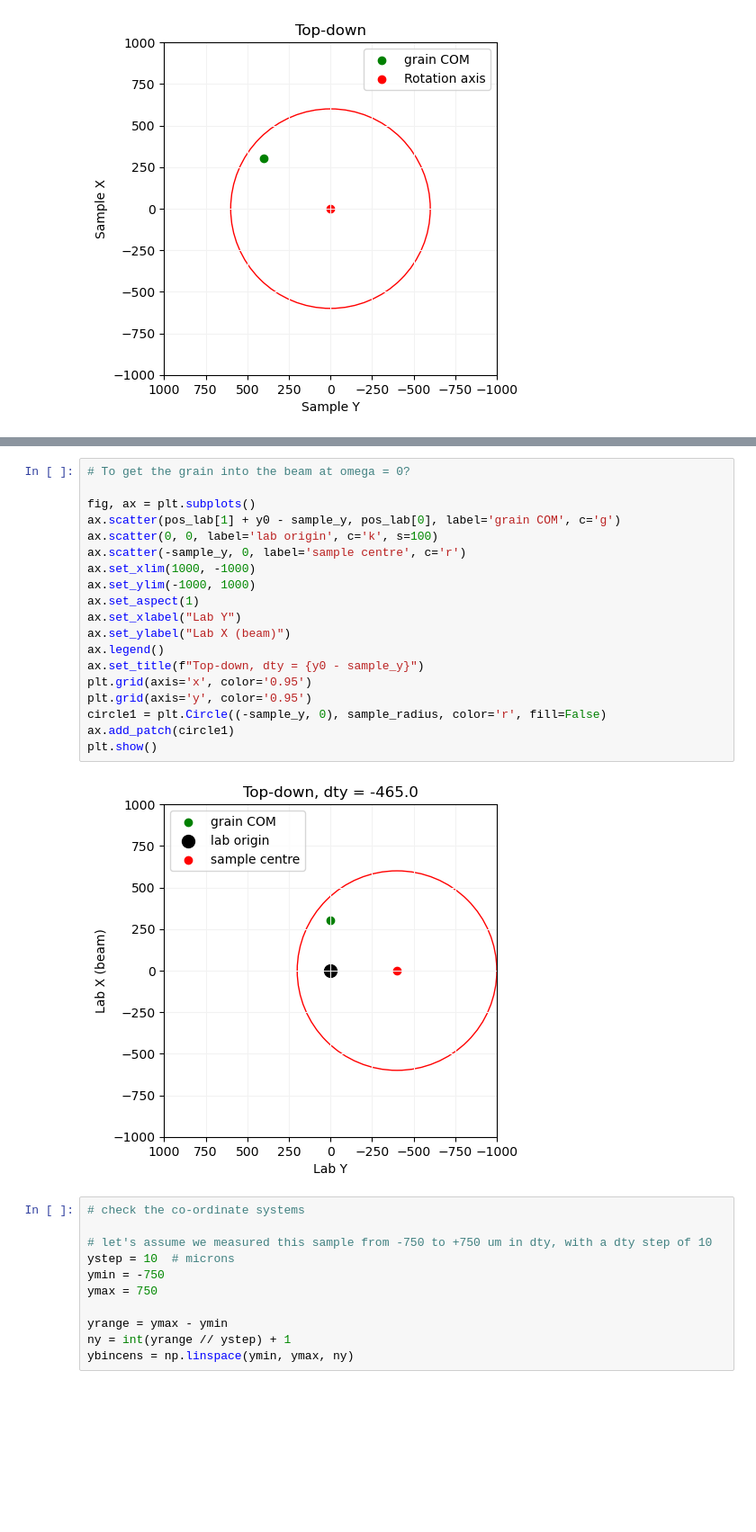
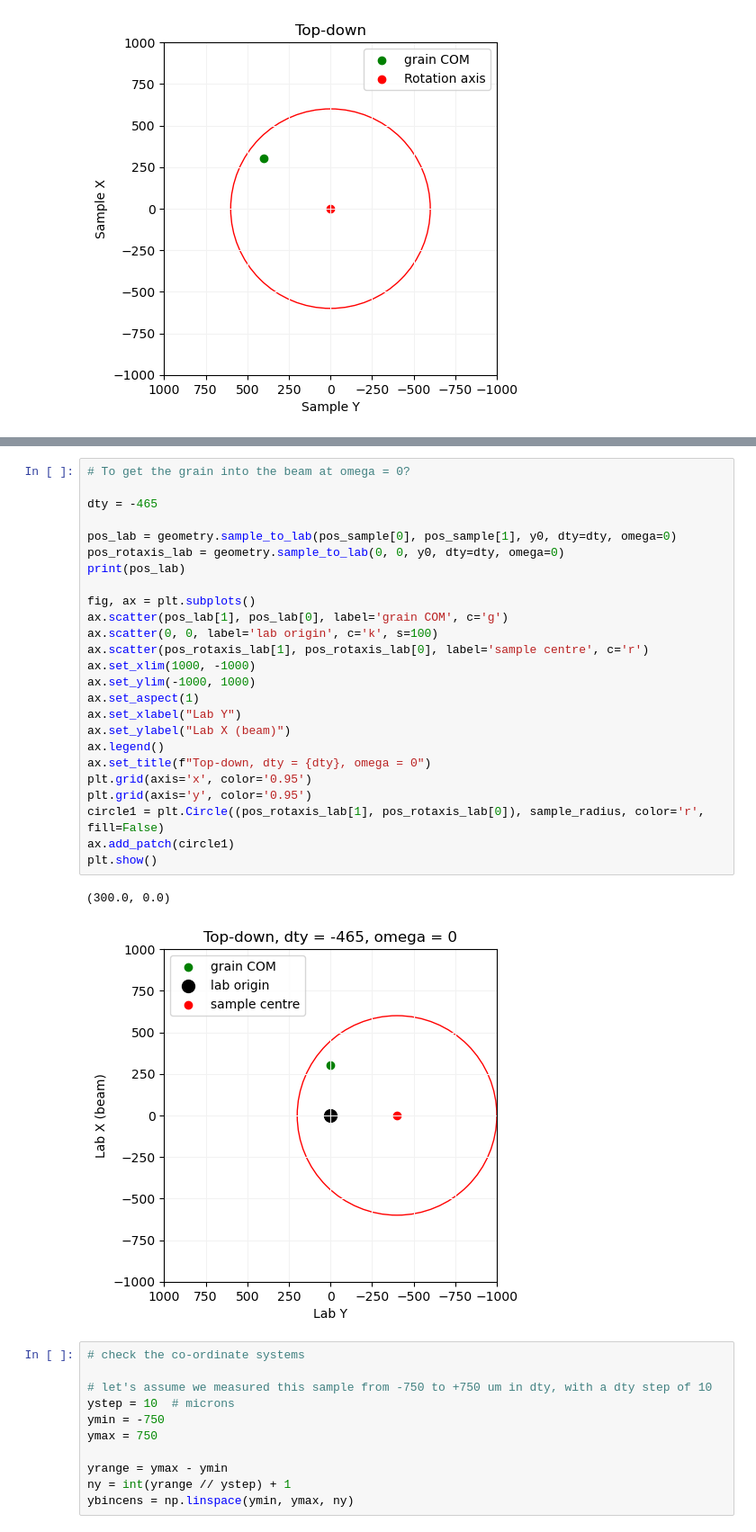
Before and after one commit to FABLE-3DXRD/ImageD11, a Jupyter notebook: sandbox/scanning_geometry.ipynb, the cells around one changed output, grey strips where cells are left out. Shown at 90% size. Saved outputs shown, nothing was run; the diff lists cells and outputs as text; blank space fills up the shorter version.

Commit message:
Add lab reference frame to scanning geometry

```diff
--- a/sandbox/scanning_geometry.ipynb
+++ b/sandbox/scanning_geometry.ipynb
@@ -120,24 +132,31 @@ plt.show()
 # %%
 # To get the grain into the beam at omega = 0?
 
+dty = -465
+
+pos_lab = geometry.sample_to_lab(pos_sample[0], pos_sample[1], y0, dty=dty, omega=0)
+pos_rotaxis_lab = geometry.sample_to_lab(0, 0, y0, dty=dty, omega=0)
+print(pos_lab)
+
 fig, ax = plt.subplots()
-ax.scatter(pos_lab[1] + y0 - sample_y, pos_lab[0], label='grain COM', c='g')
+ax.scatter(pos_lab[1], pos_lab[0], label='grain COM', c='g')
 ax.scatter(0, 0, label='lab origin', c='k', s=100)
-ax.scatter(-sample_y, 0, label='sample centre', c='r')
+ax.scatter(pos_rotaxis_lab[1], pos_rotaxis_lab[0], label='sample centre', c='r')
 ax.set_xlim(1000, -1000)
 ax.set_ylim(-1000, 1000)
 ax.set_aspect(1)
 ax.set_xlabel("Lab Y")
 ax.set_ylabel("Lab X (beam)")
 ax.legend()
-ax.set_title(f"Top-down, dty = {y0 - sample_y}")
+ax.set_title(f"Top-down, dty = {dty}, omega = 0")
 plt.grid(axis='x', color='0.95')
 plt.grid(axis='y', color='0.95')
-circle1 = plt.Circle((-sample_y, 0), sample_radius, color='r', fill=False)
+circle1 = plt.Circle((pos_rotaxis_lab[1], pos_rotaxis_lab[0]), sample_radius, color='r', fill=False)
 ax.add_patch(circle1)
 plt.show()
 # %% [output]
+(300.0, 0.0)
-[figure, old version]
+[figure, new version]
 # %%
 # check the co-ordinate systems
 
```
Also changed, not shown: parts of 5 cells of this notebook, 2 other files.
